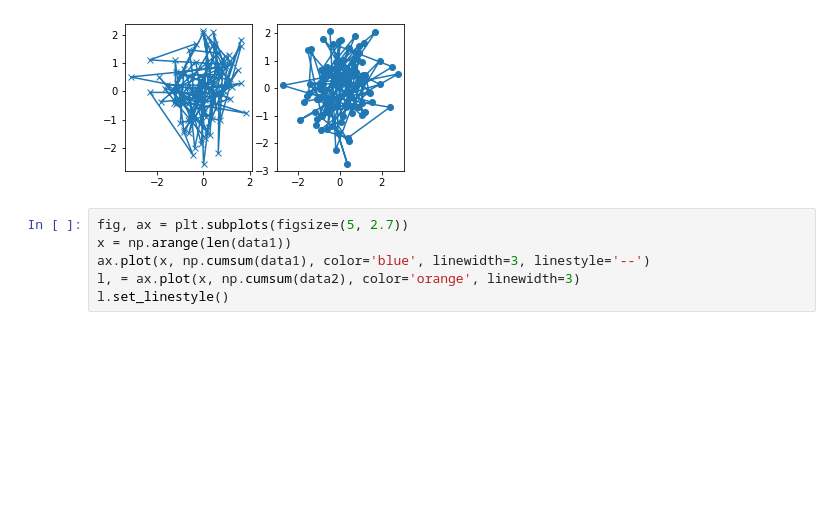
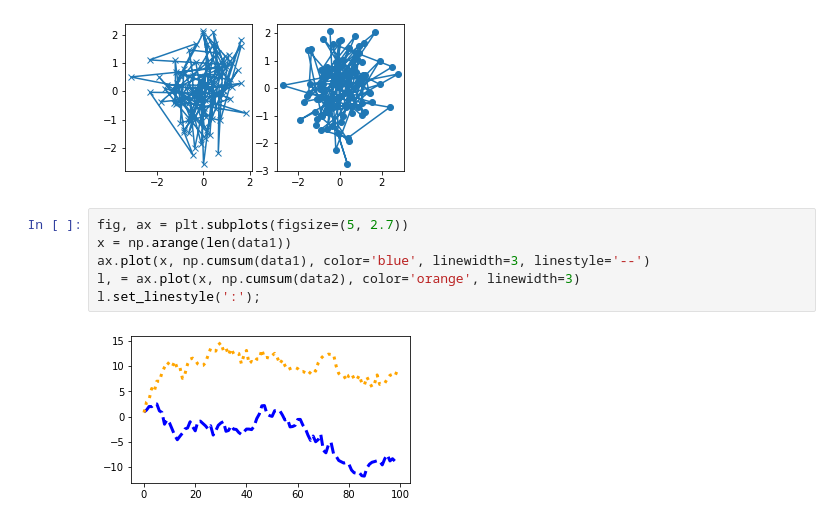
Before and after one commit to colinhas/Notebooks, a Jupyter notebook: Notebook 2.ipynb, the cells around one changed output. Cells and saved outputs as stored; diff of their text form; blank space fills up the shorter version.

```diff
--- a/Notebook 2.ipynb
+++ b/Notebook 2.ipynb
@@ -67,6 +67,8 @@ my_plotter(ax2, data3, data4, {'marker': 'o'});
 # %%
 fig, ax = plt.subplots(figsize=(5, 2.7))
 x = np.arange(len(data1))
 ax.plot(x, np.cumsum(data1), color='blue', linewidth=3, linestyle='--')
 l, = ax.plot(x, np.cumsum(data2), color='orange', linewidth=3)
-l.set_linestyle()
+l.set_linestyle(':');
+# %% [output]
+[figure, added]
```
Also changed, not shown: parts of 3 cells of this notebook.
